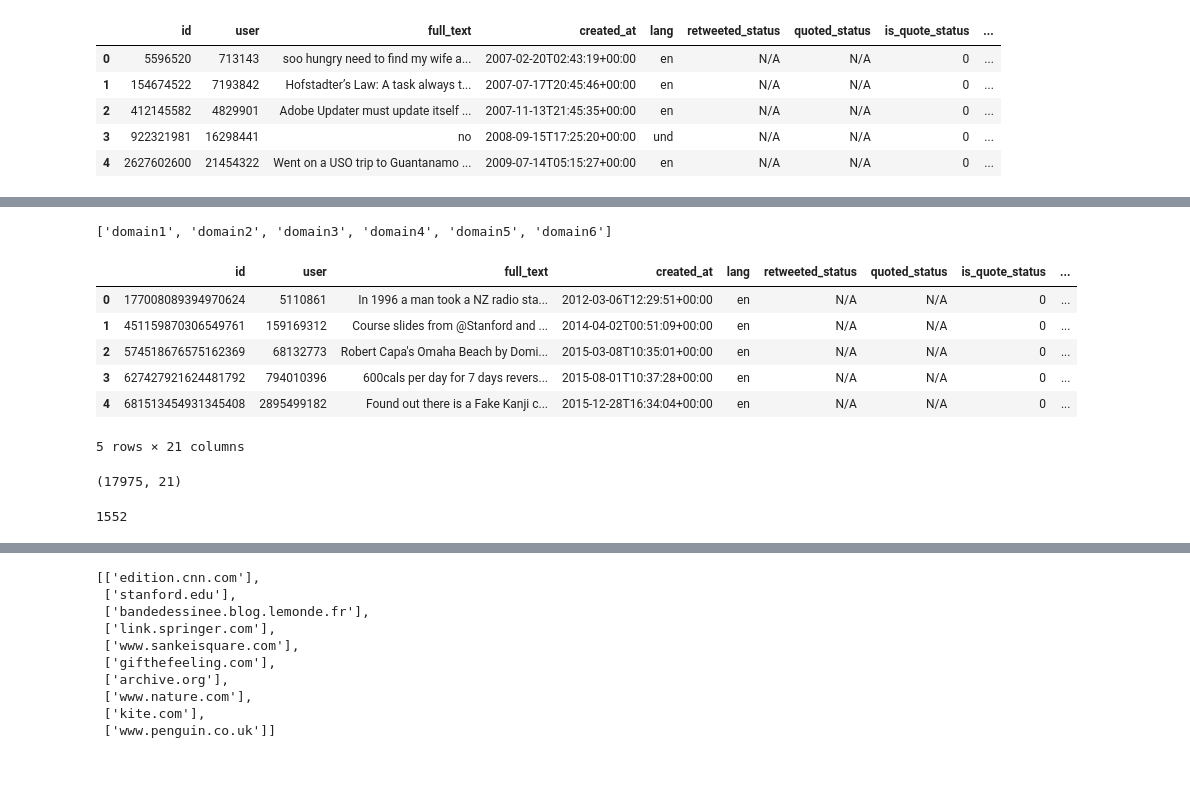
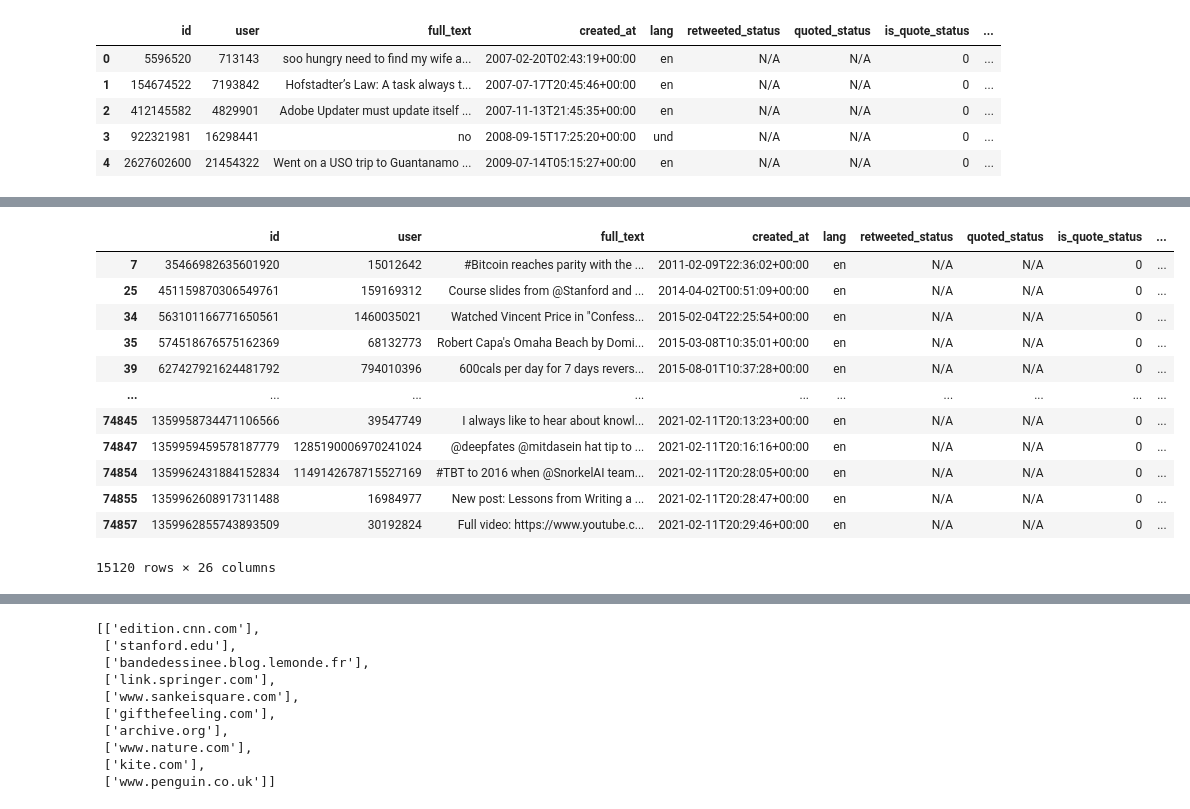
Before and after one commit to gsajko/tweetfeed, a Jupyter notebook: notebooks/grab 1000 tweets-expanded url.ipynb, the cells around one changed output, grey strips where cells are left out. Saved outputs shown, nothing was run; the diff lists cells and outputs as text; code cells hidden in the pictures; blank space fills up the shorter version.

Commit message:
dealing with short links

```diff
--- a/notebooks/grab 1000 tweets-expanded url.ipynb
+++ b/notebooks/grab 1000 tweets-expanded url.ipynb
@@ -194,0 +267,7 @@ dfz["urls_exp"] = 0
+# %%
+asdf = dff.iloc[2061].url
+# %%
+%%time
+for i in char_to_rem:
+    asdf = asdf.replace(i, "")
+print(asdf)
@@ -217,0 +327,4 @@ dfz[dfz.id == 574518676575162369]
+# %%
+%%time
+dfz["lolz"] = dfz.urls.apply(grab_title)
+dfz["lolz"]
@@ -218,15 +342,6 @@ dfz[dfz.id == 574518676575162369]
 # %%
 new_columns_list = []
-max_nr_dom = dfz.domains.str.len().max()
+max_nr_dom = dfz.urls.str.len().max()
 for i in range(max_nr_dom):
-    new_columns_list.append(f"domain{i+1}")
-dfz[new_columns_list] = pd.DataFrame(dfz.domains.tolist())
-for col in new_columns_list:
-    dfz[col] = dfz[col].isin(short_urls_list)
-    dfz["checked"] = dfz[new_columns_list].sum(axis=1)
-    dfz["checked"] = dfz.checked.apply(lambda x: x if x == 0 else 1)
-dfz.drop(new_columns_list, axis=1, inplace=True)
+    new_columns_list.append(f"url{i+1}")
+dfz[new_columns_list] = pd.DataFrame(dfz.urls.tolist())
-# %%
-new_columns_list
-# %% [output]
-['domain1', 'domain2', 'domain3', 'domain4', 'domain5', 'domain6']
@@ -235,18 +348,16 @@ new_columns_list
 # %%
-dfz.head()
+dfz
 # %% [output]
 |  | id | user | full_text | created_at | lang | retweeted_status | quoted_status | is_quote_status | ... |
-| 0 | 177008089394970624 | 5110861 | In 1996 a man took a NZ radio sta... | 2012-03-06T12:29:51+00:00 | en | N/A | N/A | 0 | ... |
-| 1 | 451159870306549761 | 159169312 | Course slides from @Stanford and ... | 2014-04-02T00:51:09+00:00 | en | N/A | N/A | 0 | ... |
-| 2 | 574518676575162369 | 68132773 | Robert Capa's Omaha Beach by Domi... | 2015-03-08T10:35:01+00:00 | en | N/A | N/A | 0 | ... |
-| 3 | 627427921624481792 | 794010396 | 600cals per day for 7 days revers... | 2015-08-01T10:37:28+00:00 | en | N/A | N/A | 0 | ... |
-| 4 | 681513454931345408 | 2895499182 | Found out there is a Fake Kanji c... | 2015-12-28T16:34:04+00:00 | en | N/A | N/A | 0 | ... |
+| 7 | 35466982635601920 | 15012642 | #Bitcoin reaches parity with the ... | 2011-02-09T22:36:02+00:00 | en | N/A | N/A | 0 | ... |
+| 25 | 451159870306549761 | 159169312 | Course slides from @Stanford and ... | 2014-04-02T00:51:09+00:00 | en | N/A | N/A | 0 | ... |
+| 34 | 563101166771650561 | 1460035021 | Watched Vincent Price in "Confess... | 2015-02-04T22:25:54+00:00 | en | N/A | N/A | 0 | ... |
+| 35 | 574518676575162369 | 68132773 | Robert Capa's Omaha Beach by Domi... | 2015-03-08T10:35:01+00:00 | en | N/A | N/A | 0 | ... |
+| 39 | 627427921624481792 | 794010396 | 600cals per day for 7 days revers... | 2015-08-01T10:37:28+00:00 | en | N/A | N/A | 0 | ... |
+| ... | ... | ... | ... | ... | ... | ... | ... | ... | ... |
+| 74845 | 1359958734471106566 | 39547749 | I always like to hear about knowl... | 2021-02-11T20:13:23+00:00 | en | N/A | N/A | 0 | ... |
+| 74847 | 1359959459578187779 | 1285190006970241024 | @deepfates @mitdasein hat tip to ... | 2021-02-11T20:16:16+00:00 | en | N/A | N/A | 0 | ... |
+| 74854 | 1359962431884152834 | 1149142678715527169 | #TBT to 2016 when @SnorkelAI team... | 2021-02-11T20:28:05+00:00 | en | N/A | N/A | 0 | ... |
+| 74855 | 1359962608917311488 | 16984977 | New post: Lessons from Writing a ... | 2021-02-11T20:28:47+00:00 | en | N/A | N/A | 0 | ... |
+| 74857 | 1359962855743893509 | 30192824 | Full video: https://www.youtube.c... | 2021-02-11T20:29:46+00:00 | en | N/A | N/A | 0 | ... |
-5 rows × 21 columns
+15120 rows × 26 columns
-# %%
-dfz.shape
-# %% [output]
-(17975, 21)
-# %%
-dfz.checked.sum()
-# %% [output]
-1552
```
Also changed, not shown: parts of 59 cells of this notebook, 1 other file.
